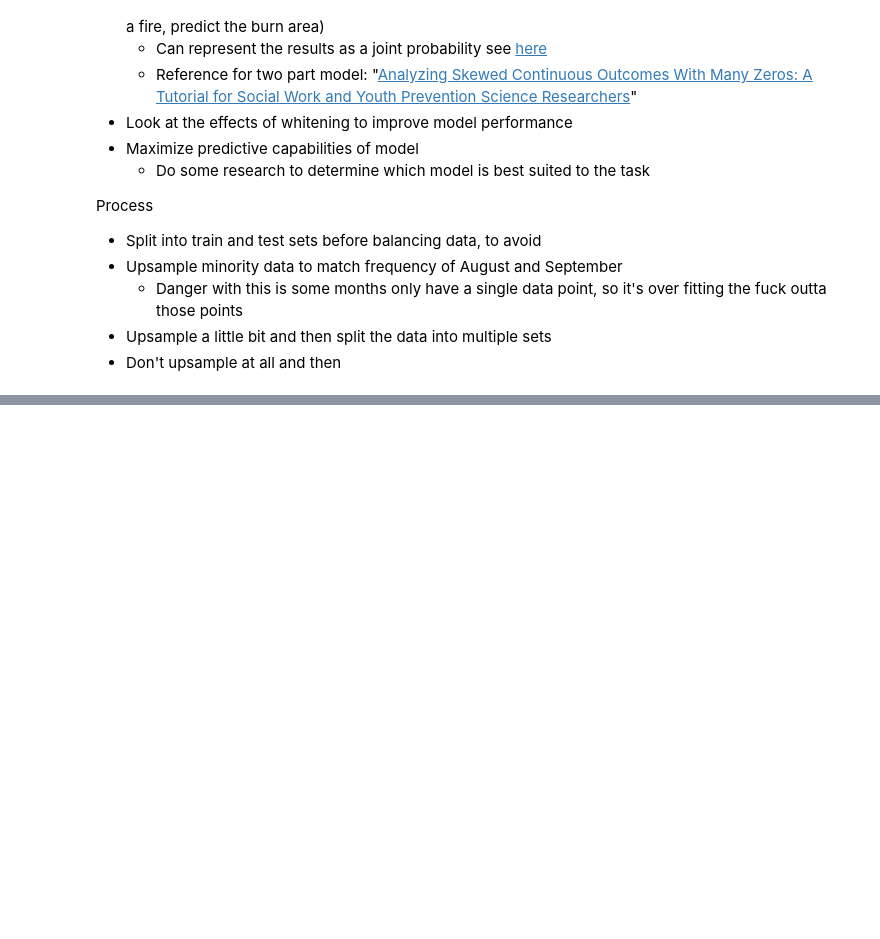
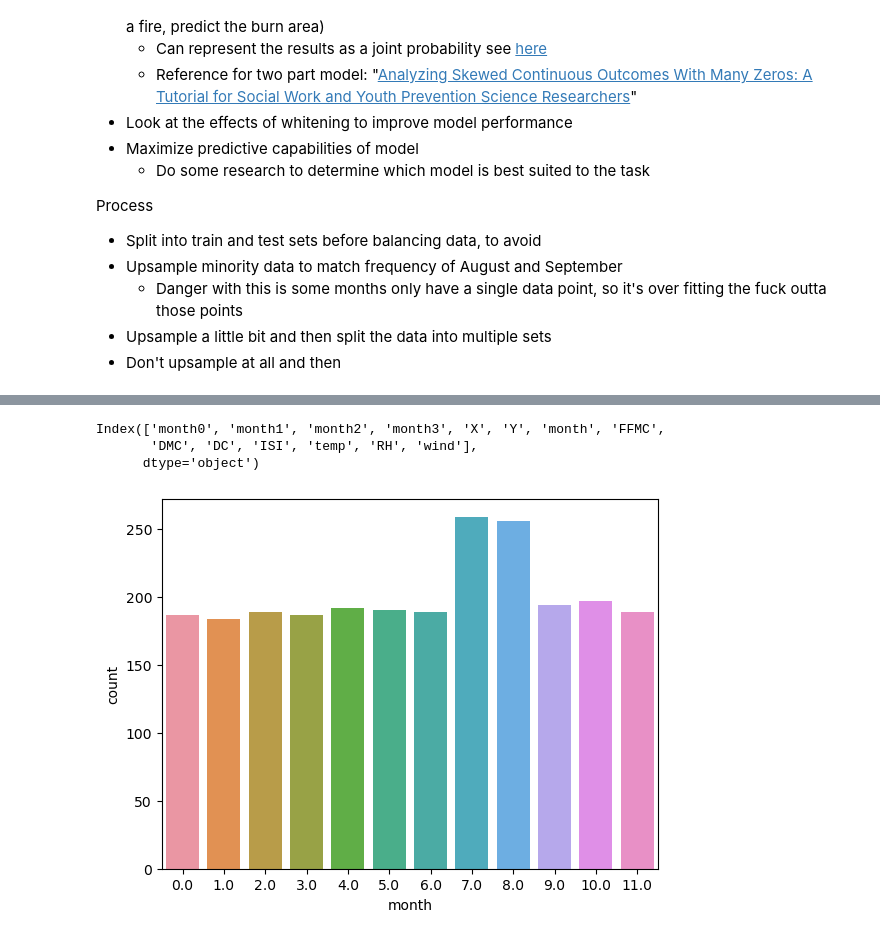
Before and after one commit to marshineer/SimpleRegression, a Jupyter notebook: forest_fire_predict.ipynb, the cells around one changed output, grey strips where cells are left out. Drawn from its saved outputs; the diff is of its cells as text; code cells hidden in the pictures; blank space fills up the shorter version.

Commit message:
Added whitening and binary encoding of categorical features.

```diff
--- a/forest_fire_predict.ipynb
+++ b/forest_fire_predict.ipynb
@@ -159,0 +217,19 @@ sb.countplot(x=data_train.month);
+# %%
+# Encode the categorical 'month' feature using binary encoding
+cat_cols = ['month']
+enc_data, n_enc_col = BinaryEncoder(data, cat_cols)
+# display(enc_data.head(n=10))
+data = pd.concat([enc_data, data], axis=1)
+# %%
+# Split into training and test sets
+data_nd = data.values
+X_nd, y_nd = data_nd[:, :-1], data_nd[:, -1]
+X_train, X_test, y_train, y_test = train_test_split(X_nd, y_nd, test_size=0.2, random_state=66)
+
+# Recombine into data frames for further processing
+data_train = pd.DataFrame(np.hstack((X_train, y_train[:, None])))
+data_train.columns = data.columns
+data_test = pd.DataFrame(np.hstack((X_test, y_test[:, None])))
+data_test.columns = data.columns
+# display(data_train)
+# display(data_test)
@@ -160,22 +241,27 @@ sb.countplot(x=data_train.month);
 # %%
 # Balance the dataset by resampling, weighted by frequency
-resamp_train1 = weighted_upsample(data_train, 'month', n_samples=2000, plot=False)
-resamp_train1_nd = resamp_train1.values
-X_train_re1, y_train_re1 = resamp_train1_nd[:, :-1], resamp_train1_nd[:, -1]
+resamp_train1 = weighted_upsample(data_train, 'month', n_samples=2000, plot=True)
+X_train_re1, y_train_re1 = resamp_train1.iloc[:, :-1], resamp_train1.iloc[:, -1]
+display(X_train_re1.columns)
 
 # Balance the dataset by splitting the high frequency data into a training ensemble
 #  Idea from here: https://www.kaggle.com/questions-and-answers/201922
-major2 = data_train.loc[(data_train.month == 7) | (data_train.month == 8)].values
-minor2 = data_train.loc[(data_train.month != 7) & (data_train.month != 8)].values
+major2 = data_train.loc[(data_train.month == 7) | (data_train.month == 8)]
+minor2 = data_train.loc[(data_train.month != 7) & (data_train.month != 8)]
 resamp_train2 = resample_ensemble(major2, minor2, n_folds=5)
 
 # Balance the dataset by first upsampling, and then splitting into a resampled ensemble
 resamp_train3 = weighted_upsample(data_train, 'month', n_samples=300, plot=False)
-major3 = resamp_train3.loc[(resamp_train3.month == 7) | (resamp_train3.month == 8)].values
-minor3 = resamp_train3.loc[(resamp_train3.month != 7) & (resamp_train3.month != 8)].values
+major3 = resamp_train3.loc[(resamp_train3.month == 7) | (resamp_train3.month == 8)]
+minor3 = resamp_train3.loc[(resamp_train3.month != 7) & (resamp_train3.month != 8)]
 resamp_train3 = resample_ensemble(major3, minor3, n_folds=3)
 # for Xt, yt in resamp_train3:
-#     sb.countplot(x=Xt[:, 2])
+#     sns.countplot(x=Xt[:, 2])
 #     plt.show()
 
 all_resamp_data = [[(X_train_re1, y_train_re1)], resamp_train2, resamp_train3]
+# %% [output]
+Index(['month0', 'month1', 'month2', 'month3', 'X', 'Y', 'month', 'FFMC',
+       'DMC', 'DC', 'ISI', 'temp', 'RH', 'wind'],
+      dtype='object')
+[figure, added]
```
Also changed, not shown: parts of 15 cells of this notebook.
